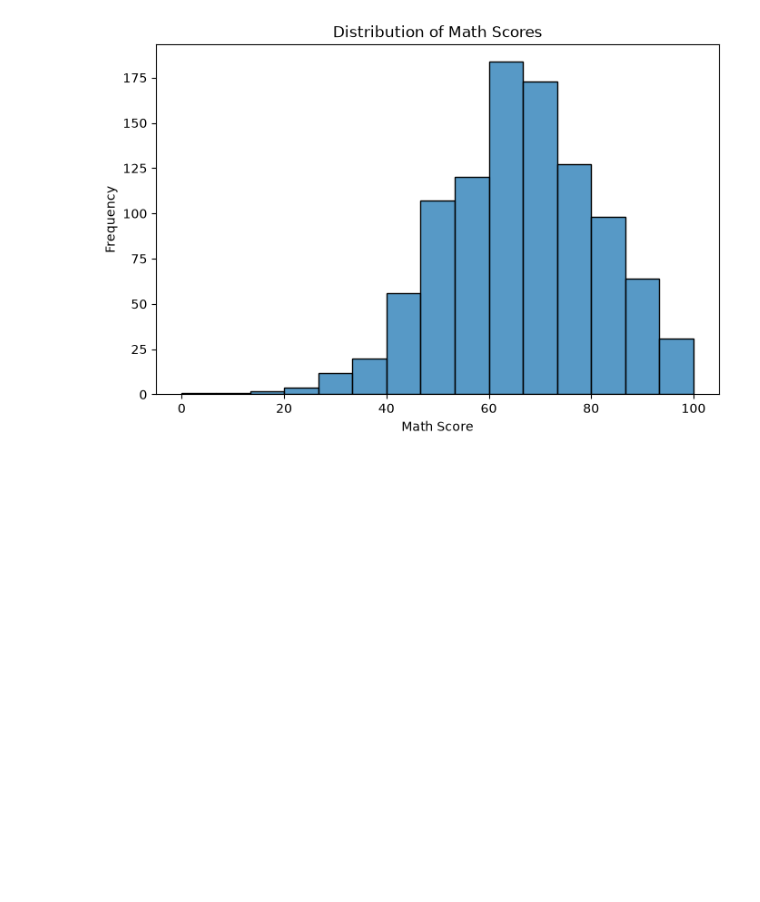
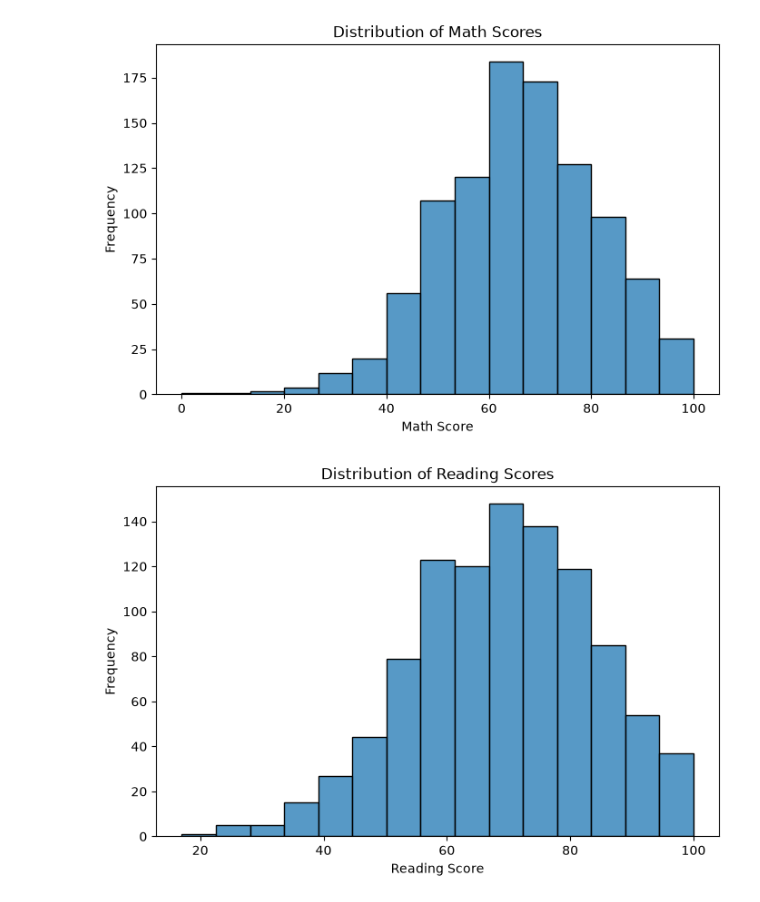
Before and after one commit to heydhwani/Assignment_1, a Jupyter notebook: notebooks/student_analysis.ipynb, the cells around one changed output. Drawn from its saved outputs; the diff is of its cells as text; code cells hidden in the pictures; blank space fills up the shorter version.

```diff
--- a/notebooks/student_analysis.ipynb
+++ b/notebooks/student_analysis.ipynb
@@ -149,3 +149,15 @@ plt.ylabel("Frequency")
 plt.show()
 # %% [output]
 [figure]
+# %%
+plt.figure(figsize=(8, 5))
+
+sns.histplot(df["reading_score"], bins=15)
+
+plt.title("Distribution of Reading Scores")
+plt.xlabel("Reading Score")
+plt.ylabel("Frequency")
+
+plt.show()
+# %% [output]
+[figure, added]
```
Also changed, not shown: parts of 3 cells of this notebook.
